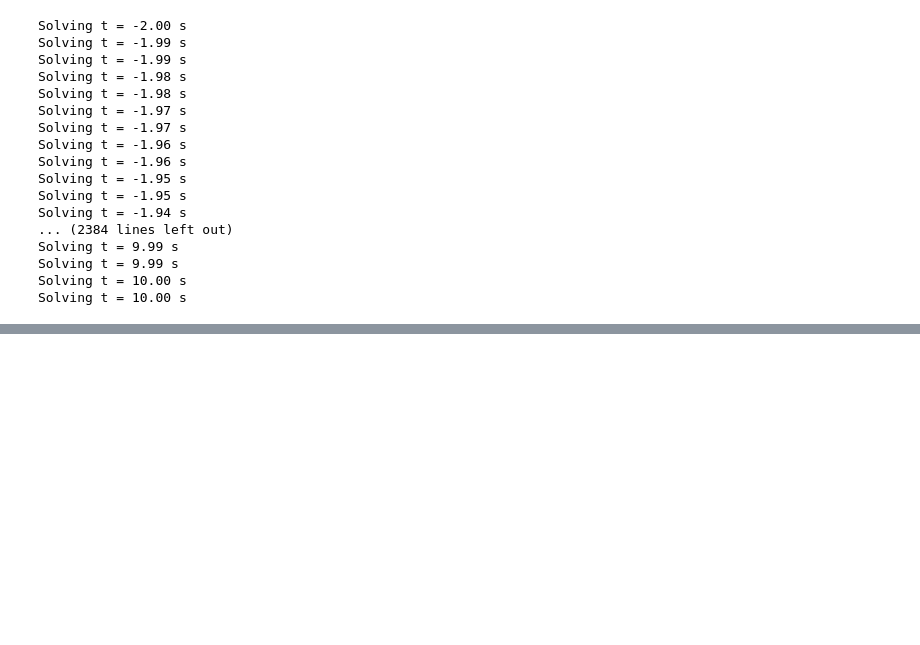
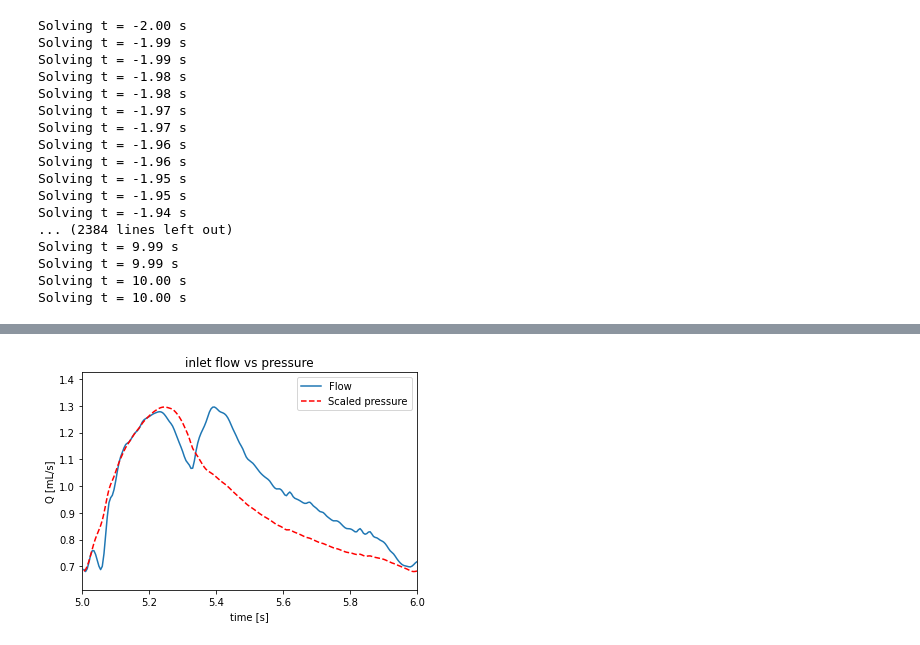
Before and after one commit to lucapegolotti/Coro0D, a Jupyter notebook: examples/CoronaryP5/coronary5.ipynb, the cells around one changed output, grey strips where cells are left out. Drawn from its saved outputs; the diff is of its cells as text; code cells hidden in the pictures; blank space fills up the shorter version.

```diff
--- a/examples/CoronaryP5/coronary5.ipynb
+++ b/examples/CoronaryP5/coronary5.ipynb
@@ -92,0 +72,4 @@ HTML(anim.to_html5_video())
+# %%
+show_inlet_flow_vs_pressure(solutions, times, 5, 6, 9)
+# %% [output]
+[figure, added]
```
Also changed, not shown: parts of 5 cells of this notebook, 3 other files.
